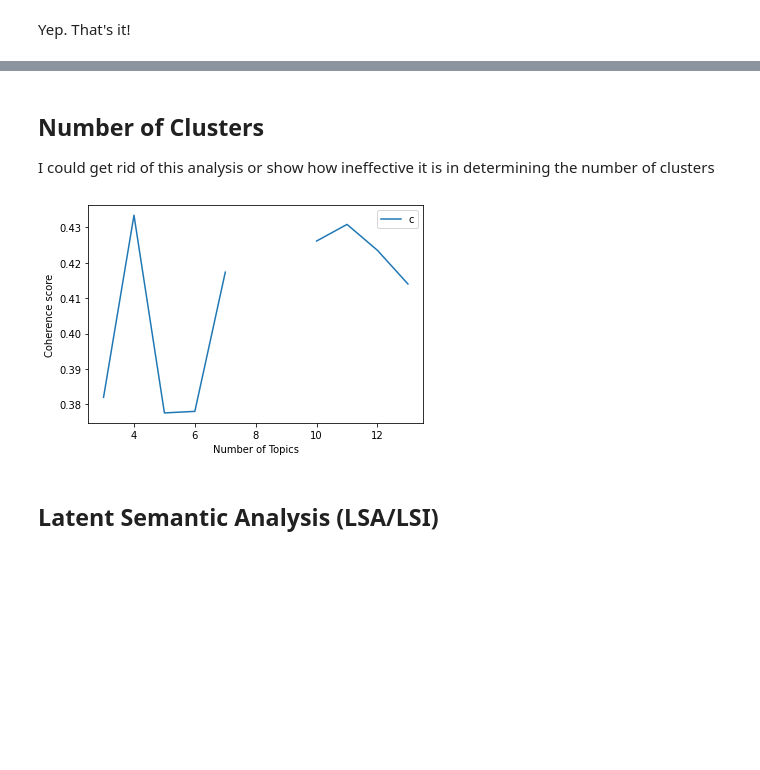
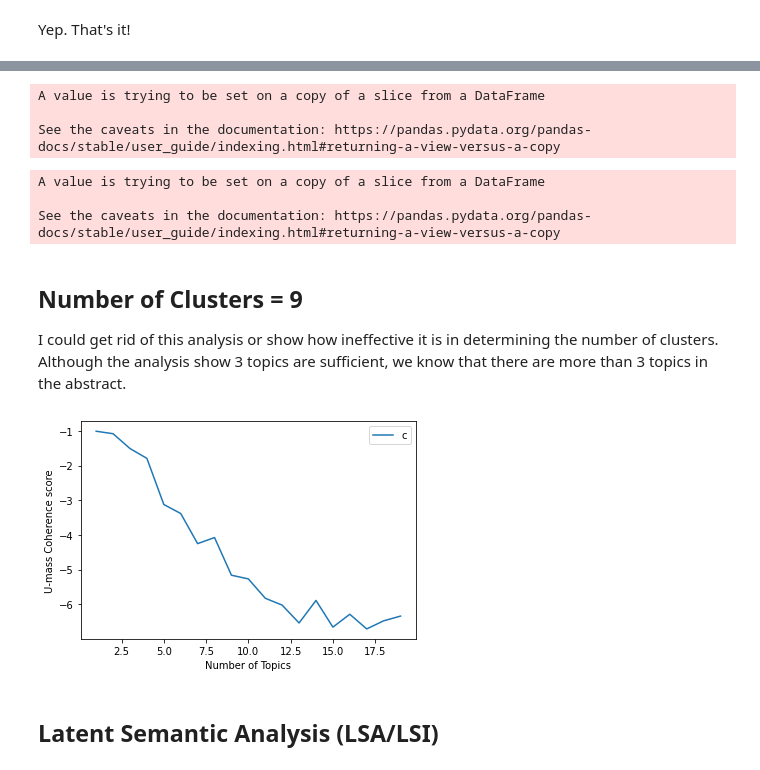
Before and after one commit to PortfolioSQA/topic_model, a Jupyter notebook: Topic_Model.ipynb, the cells around one changed output, grey strips where cells are left out. Saved outputs shown, nothing was run; the diff lists cells and outputs as text; code cells hidden in the pictures; blank space fills up the shorter version.

```diff
--- a/Topic_Model.ipynb
+++ b/Topic_Model.ipynb
@@ -54,6 +55,7 @@ pd.Series(temp_df.word_count.values).hist(bins = 30)
 # %%
 nltk.download('stopwords')
 sw = stopwords.words('english')
+sw = sw + ['model']
 sw = set(sw)
 
 def preprocess_data(documents):
@@ -107,6 +111,38 @@ Yep. That's it!
+# %%
+import collections
+
+df['Common5Words'] = [0]*len(df)
+for i in range(len(tokens)):
+  elements_count = collections.Counter(tokens[i])
+  most_comm = elements_count.most_common(5)
+  Common5Words = []
+  for key, value in most_comm:
+    Common5Words.append(key)
+    # print(f"{key}: {value}")
+  df['Common5Words'].iloc[i] = Common5Words
+dataset = df.copy()
+dataset = dataset[['Title', 'Common5Words']]
+# %% [output]
+A value is trying to be set on a copy of a slice from a DataFrame
+
+See the caveats in the documentation: https://pandas.pydata.org/pandas-docs/stable/user_guide/indexing.html#returning-a-view-versus-a-copy
+# %%
+df_test['Common5Words'] = [0]*len(df_test)
+for i in range(len(test_tokens)):
+  elements_count = collections.Counter(test_tokens[i])
+  most_comm = elements_count.most_common(5)
+  Common5Words = []
+  for key, value in most_comm:
+    Common5Words.append(key)
+    # print(f"{key}: {value}")
+  df_test['Common5Words'].iloc[i] = Common5Words
+# %% [output]
+A value is trying to be set on a copy of a slice from a DataFrame
+
+See the caveats in the documentation: https://pandas.pydata.org/pandas-docs/stable/user_guide/indexing.html#returning-a-view-versus-a-copy
 # %% [markdown]
-## Number of Clusters
-I could get rid of this analysis or show how ineffective it is in determining the number of clusters
+## Number of Clusters = 9
+I could get rid of this analysis or show how ineffective it is in determining the number of clusters.  Although the analysis show 3 topics are sufficient, we know that there are more than 3 topics in the abstract.
 # %%
 def compute_coherence_values(dictionary, doc_term_matrix, doc_clean, stop, start=2, step=3):
     coherence_values = []
@@ -115,7 +151,7 @@ def compute_coherence_values(dictionary, doc_term_matrix, doc_clean, stop, start
         # generate LSA model
         model = models.LsiModel(doc_term_matrix, num_topics=num_topics, id2word = dictionary)  # train model
         model_list.append(model)
-        coherencemodel = models.CoherenceModel(model=model, texts=doc_clean, dictionary=dictionary, coherence='c_v')
+        coherencemodel = models.CoherenceModel(model=model, texts=doc_clean, dictionary=dictionary, coherence='u_mass')
         coherence_values.append(coherencemodel.get_coherence())
     return model_list, coherence_values
 # %%
@@ -124,14 +160,14 @@ def plot_graph(dictionary, doc_term_matrix, doc_clean, start, stop, step):
     x = range(start, stop, step)
     plt.plot(x, coherence_values)
     plt.xlabel("Number of Topics")
-    plt.ylabel("Coherence score")
+    plt.ylabel("U-mass Coherence score")
     plt.legend(("coherence_values"), loc='best')
     plt.show()
 # %%
-start,stop,step = 2,14,1
-plot_graph(dictionary, corpus_tfidf, tokens, start, stop, step)
+start,stop,step = 1,20,1
+plot_graph(dictionary, BoW_corpus, tokens, start, stop, step)
 # %% [output]
-[figure, old version]
+[figure, new version]
 # %%
 no_clusters = 9 #Not effective for selecting number of clusers. Varies with each run: 4, 7, 9, 11, etc.
 # %% [markdown]
```
Also changed, not shown: parts of 121 cells of this notebook.
